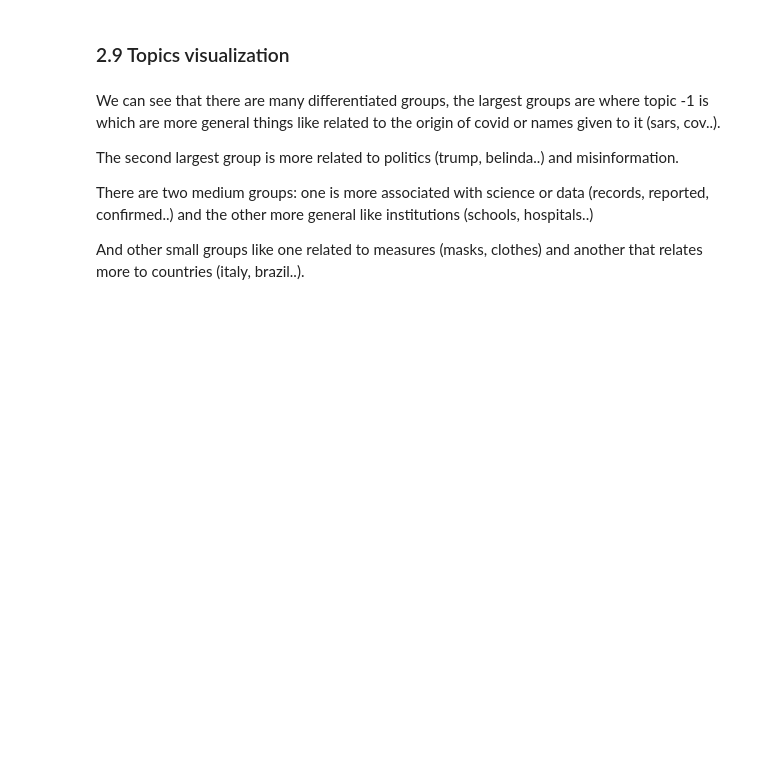
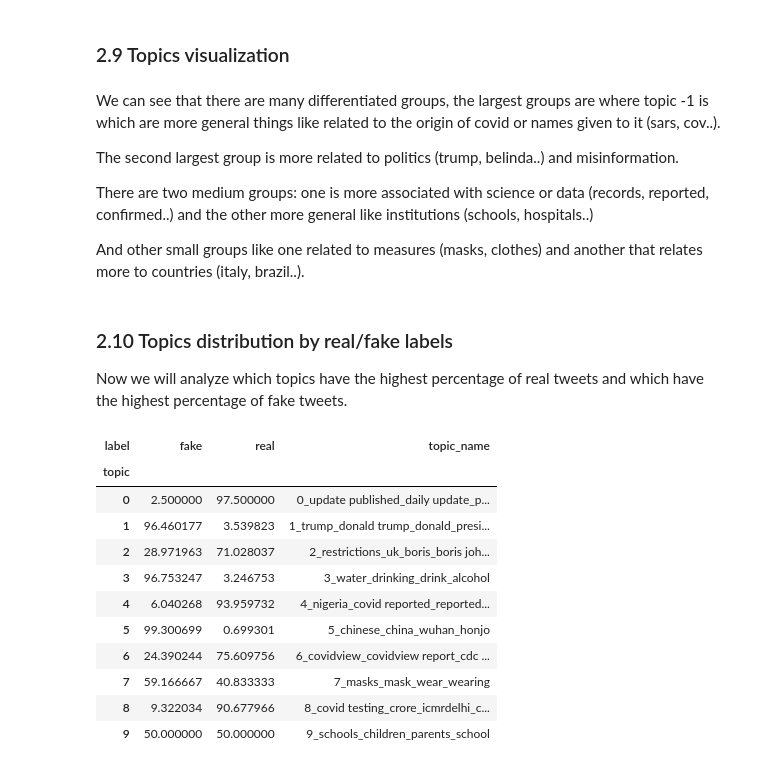
Before and after one commit to JavierPs287/MLTask2, a Jupyter notebook: COVID_Eda+NoInformado_ingles.ipynb, the cells around one changed output. Drawn from its saved outputs; the diff is of its cells as text; code cells hidden in the pictures; blank space fills up the shorter version.

```diff
--- a/COVID_Eda+NoInformado_ingles.ipynb
+++ b/COVID_Eda+NoInformado_ingles.ipynb
@@ -578,3 +581,6 @@ The second largest group is more related to politics (trump, belinda..) and misi
 There are two medium groups: one is more associated with science or data (records, reported, confirmed..) and the other more general like institutions (schools, hospitals..)
 
 And other small groups like one related to measures (masks, clothes) and another that relates more to countries (italy, brazil..).
+# %% [markdown]
+### 2.10 Topics distribution by real/fake labels
+Now we will analyze which topics have the highest percentage of real tweets and which have the highest percentage of fake tweets.
@@ -580,0 +590,25 @@ And other small groups like one related to measures (masks, clothes) and another
+# %%
+# Calculate distribution of real/fake for each topic
+topic_label_dist = train_df[train_df['topic'] != -1].groupby(['topic', 'label']).size().unstack(fill_value=0)
+
+# Calculate percentages
+topic_label_pct = topic_label_dist.div(topic_label_dist.sum(axis=1), axis=0) * 100
+
+# Add topic names
+topic_names = {row['Topic']: row['Name'] for _, row in topic_model.get_topic_info().iterrows() if row['Topic'] != -1}
+topic_label_pct['topic_name'] = topic_label_pct.index.map(topic_names)
+
+topic_label_pct.head(10)
+# %% [output]
+| label | fake | real | topic_name |
+| topic |  |  |  |
+| 0 | 2.500000 | 97.500000 | 0_update published_daily update_p... |
+| 1 | 96.460177 | 3.539823 | 1_trump_donald trump_donald_presi... |
+| 2 | 28.971963 | 71.028037 | 2_restrictions_uk_boris_boris joh... |
+| 3 | 96.753247 | 3.246753 | 3_water_drinking_drink_alcohol |
+| 4 | 6.040268 | 93.959732 | 4_nigeria_covid reported_reported... |
+| 5 | 99.300699 | 0.699301 | 5_chinese_china_wuhan_honjo |
+| 6 | 24.390244 | 75.609756 | 6_covidview_covidview report_cdc ... |
+| 7 | 59.166667 | 40.833333 | 7_masks_mask_wear_wearing |
+| 8 | 9.322034 | 90.677966 | 8_covid testing_crore_icmrdelhi_c... |
+| 9 | 50.000000 | 50.000000 | 9_schools_children_parents_school |
```
Also changed, not shown: parts of 13 cells of this notebook.
